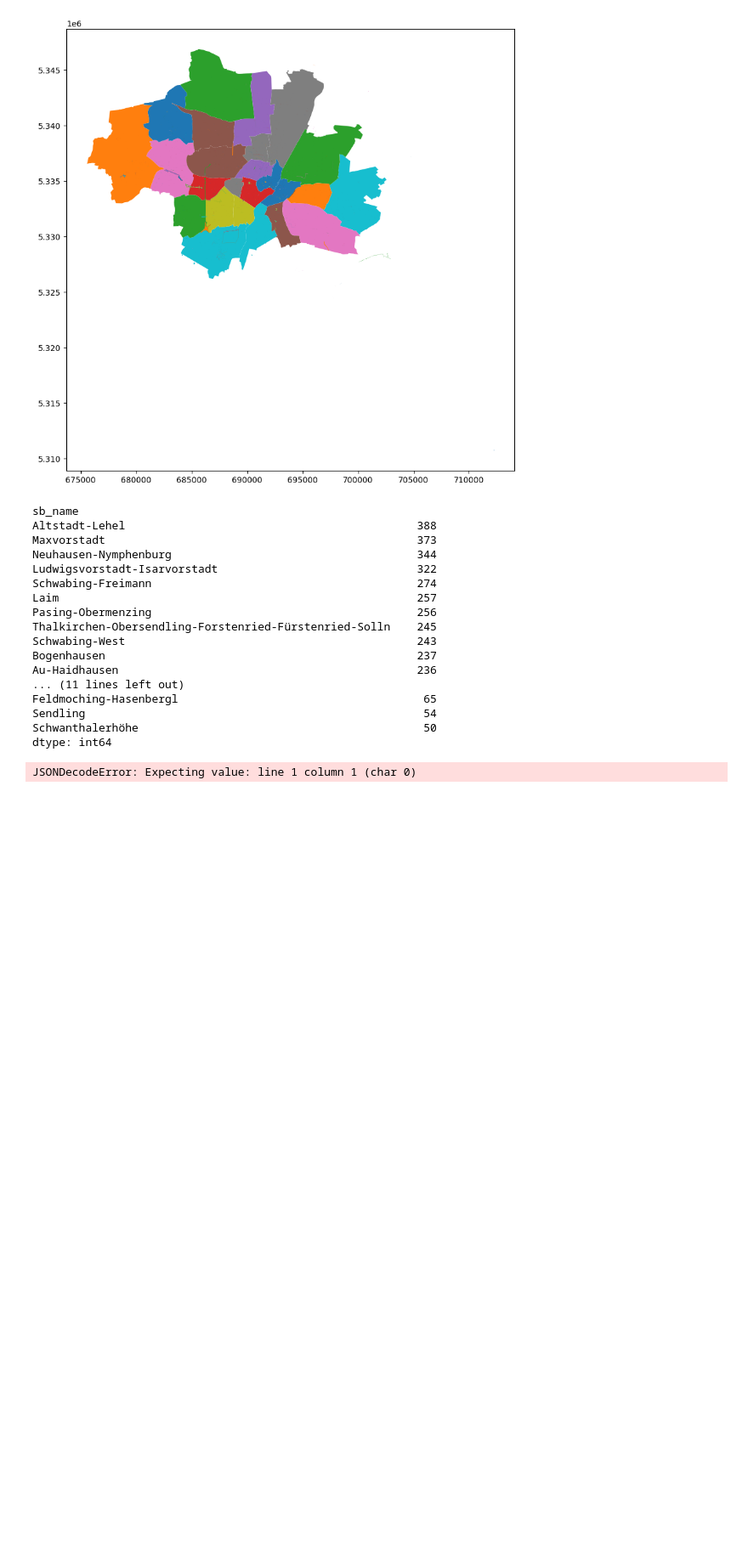
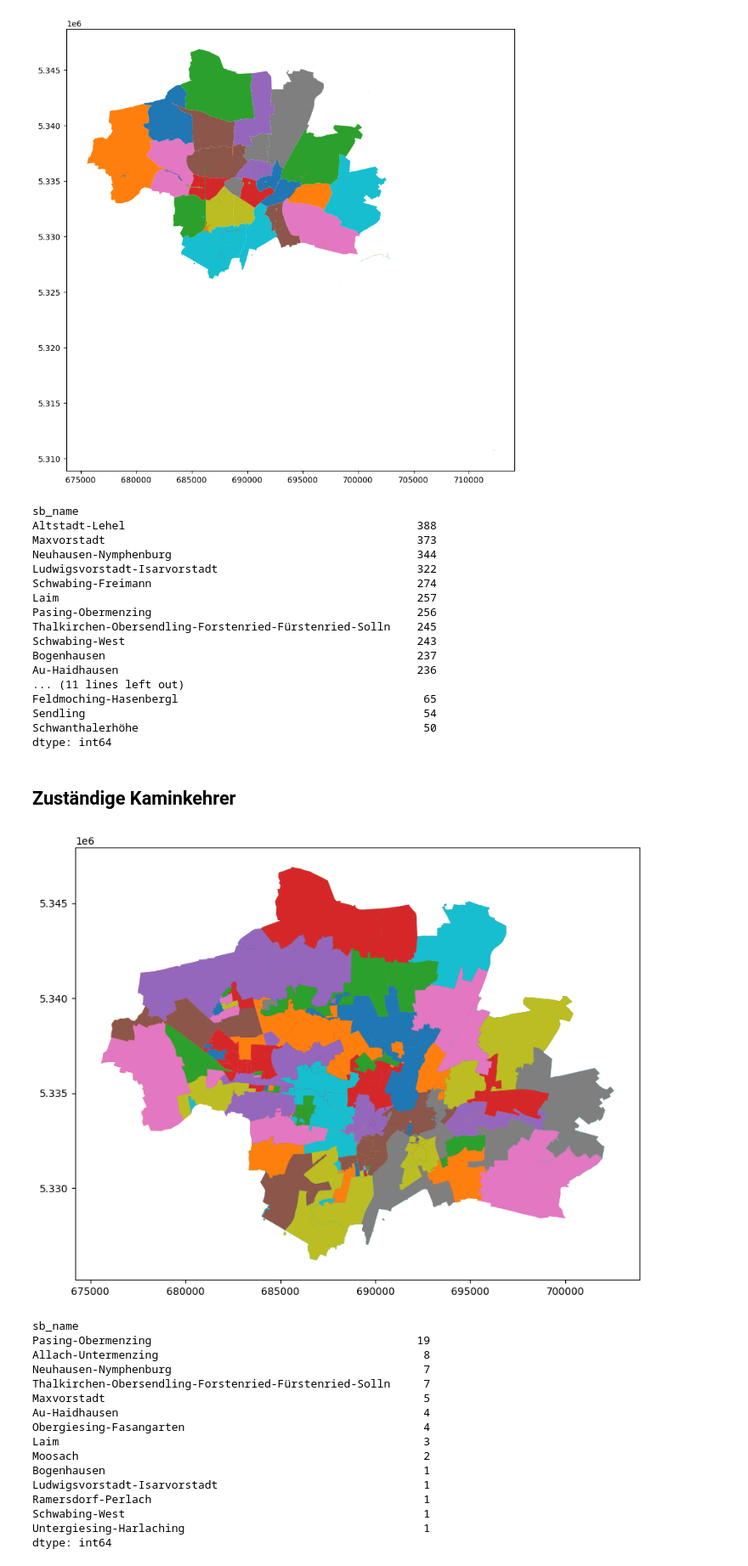
Before and after one commit to kestelnadomu/datengartln, a Jupyter notebook: main.ipynb, the cells around one changed output. Shown at 85% size. Saved outputs shown, nothing was run; the diff lists cells and outputs as text; code cells hidden in the pictures; blank space fills up the shorter version.

```diff
--- a/main.ipynb
+++ b/main.ipynb
@@ -170,9 +180,25 @@ Feldmoching-Hasenbergl                                     65
 Sendling                                                   54
 Schwanthalerhöhe                                           50
 dtype: int64
-# %%
-data = load_geojson("data/kaminkehrer.geojson")
-gdf = convert_to_geodataframe(data)
-gdf
-# %% [output]
-JSONDecodeError: Expecting value: line 1 column 1 (char 0)
+# %% [markdown]
+## Zuständige Kaminkehrer
+# %%
+rank_districts(districts_gdf, "data/kaminkehrer.geojson", column="kehrbezirk")
+# %% [output]
+[figure, added]
+sb_name
+Pasing-Obermenzing                                        19
+Allach-Untermenzing                                        8
+Neuhausen-Nymphenburg                                      7
+Thalkirchen-Obersendling-Forstenried-Fürstenried-Solln     7
+Maxvorstadt                                                5
+Au-Haidhausen                                              4
+Obergiesing-Fasangarten                                    4
+Laim                                                       3
+Moosach                                                    2
+Bogenhausen                                                1
+Ludwigsvorstadt-Isarvorstadt                               1
+Ramersdorf-Perlach                                         1
+Schwabing-West                                             1
+Untergiesing-Harlaching                                    1
+dtype: int64
```
Also changed, not shown: parts of 5 cells of this notebook, 24 other files.
